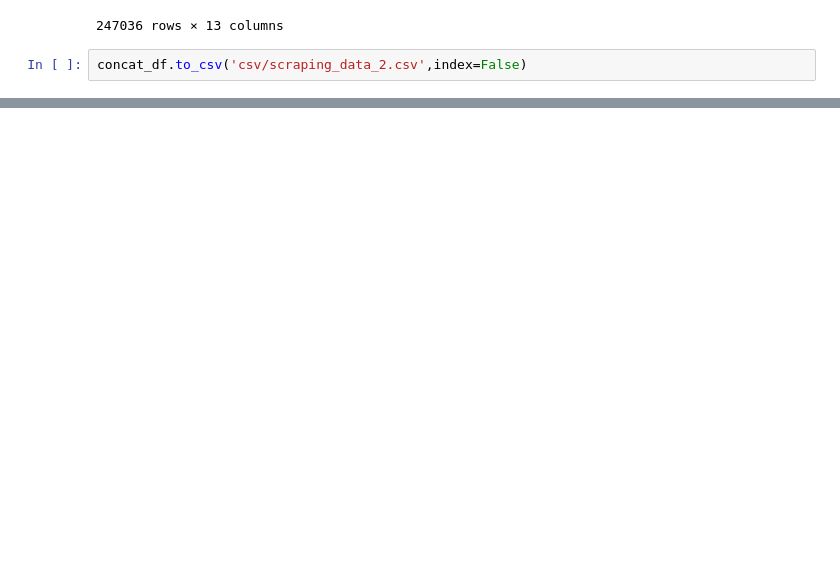
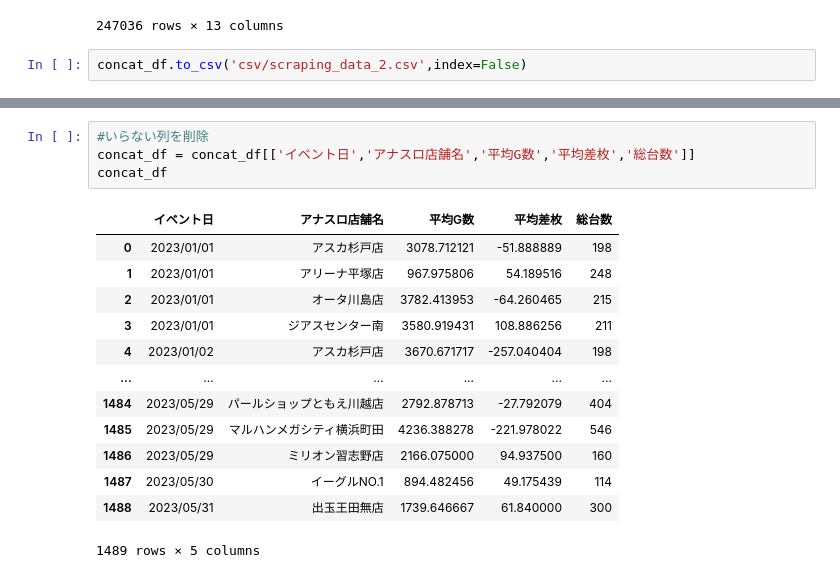
Before and after one commit to dataanalytics2020/practice_multiple_regression_analysis, a Jupyter notebook: src/preprocessing.ipynb, the cells around one changed output, grey strips where cells are left out. Drawn from its saved outputs; the diff is of its cells as text; blank space fills up the shorter version.

```diff
--- a/src/preprocessing.ipynb
+++ b/src/preprocessing.ipynb
@@ -364,0 +380,18 @@ ave_tenpo_df[1:2]  =  ave_tenpo_df[1:2]  + 'G'
+# %%
+#いらない列を削除
+concat_df = concat_df[['イベント日','アナスロ店舗名','平均G数','平均差枚','総台数']]
+concat_df
+# %% [output]
+|  | イベント日 | アナスロ店舗名 | 平均G数 | 平均差枚 | 総台数 |
+| 0 | 2023/01/01 | アスカ杉戸店 | 3078.712121 | -51.888889 | 198 |
+| 1 | 2023/01/01 | アリーナ平塚店 | 967.975806 | 54.189516 | 248 |
+| 2 | 2023/01/01 | オータ川島店 | 3782.413953 | -64.260465 | 215 |
+| 3 | 2023/01/01 | ジアスセンター南 | 3580.919431 | 108.886256 | 211 |
+| 4 | 2023/01/02 | アスカ杉戸店 | 3670.671717 | -257.040404 | 198 |
+| ... | ... | ... | ... | ... | ... |
+| 1484 | 2023/05/29 | パールショップともえ川越店 | 2792.878713 | -27.792079 | 404 |
+| 1485 | 2023/05/29 | マルハンメガシティ横浜町田 | 4236.388278 | -221.978022 | 546 |
+| 1486 | 2023/05/29 | ミリオン習志野店 | 2166.075000 | 94.937500 | 160 |
+| 1487 | 2023/05/30 | イーグルNO.1 | 894.482456 | 49.175439 | 114 |
+| 1488 | 2023/05/31 | 出玉王田無店 | 1739.646667 | 61.840000 | 300 |
+1489 rows × 5 columns
```
Also changed, not shown: parts of 9 cells of this notebook, 1 other file.
